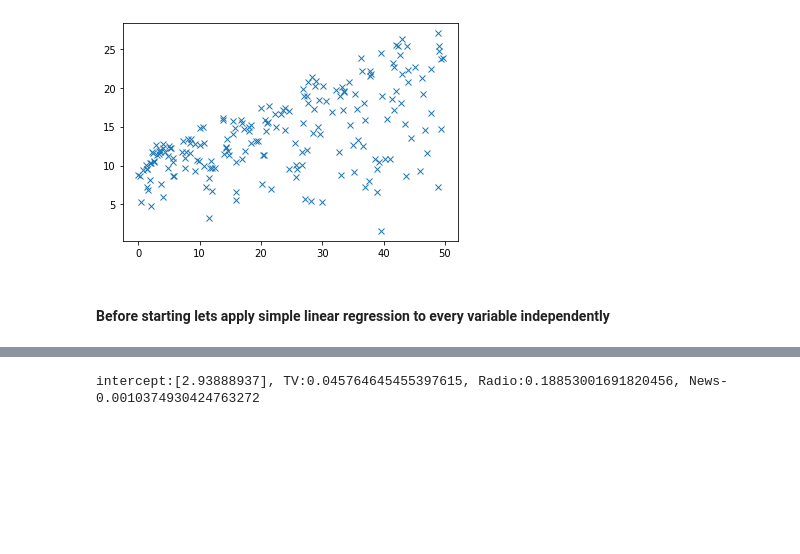
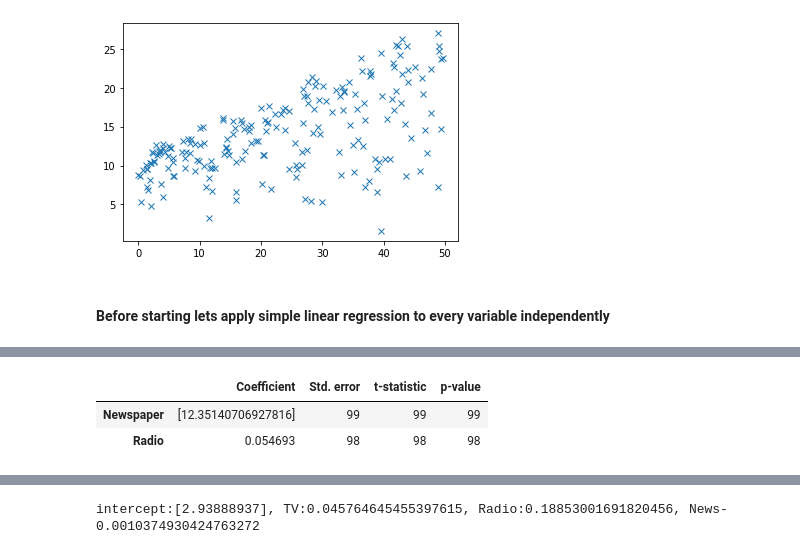
Before and after one commit to eon129/ISL_exercises, a Jupyter notebook: Chapter_3.ipynb, the cells around one changed output, grey strips where cells are left out. Cells and saved outputs as stored; diff of their text form; code cells hidden in the pictures; blank space fills up the shorter version.

```diff
--- a/Chapter_3.ipynb
+++ b/Chapter_3.ipynb
@@ -470,0 +538,16 @@ results
+# %%
+# initialize data of lists.
+table = {'Coefficient':[newsB0, newsB1],
+        'Std. error':[99, 98],
+        't-statistic':[99, 98],
+        'p-value':[99, 98]}
+
+# Creates pandas DataFrame.
+df = pd.DataFrame(table, index =['Newspaper', 'Radio'])
+
+# print the data
+df
+# %% [output]
+|  | Coefficient | Std. error | t-statistic | p-value |
+| Newspaper | [12.35140706927816] | 99 | 99 | 99 |
+| Radio | 0.054693 | 98 | 98 | 98 |
```
Also changed, not shown: parts of 6 cells of this notebook.
